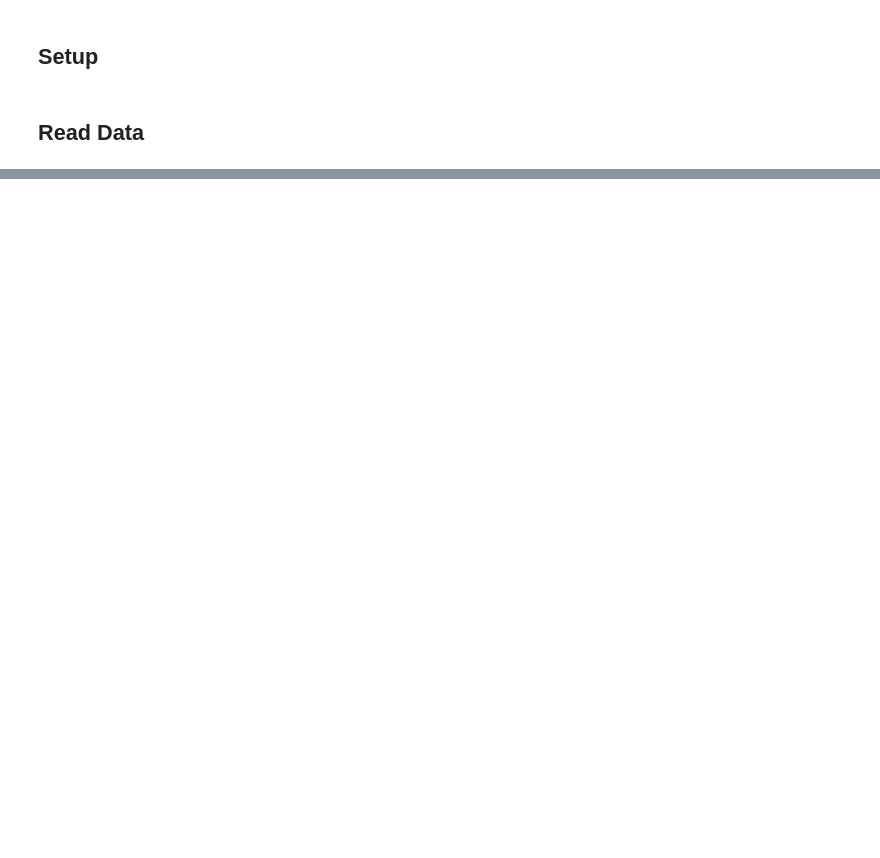
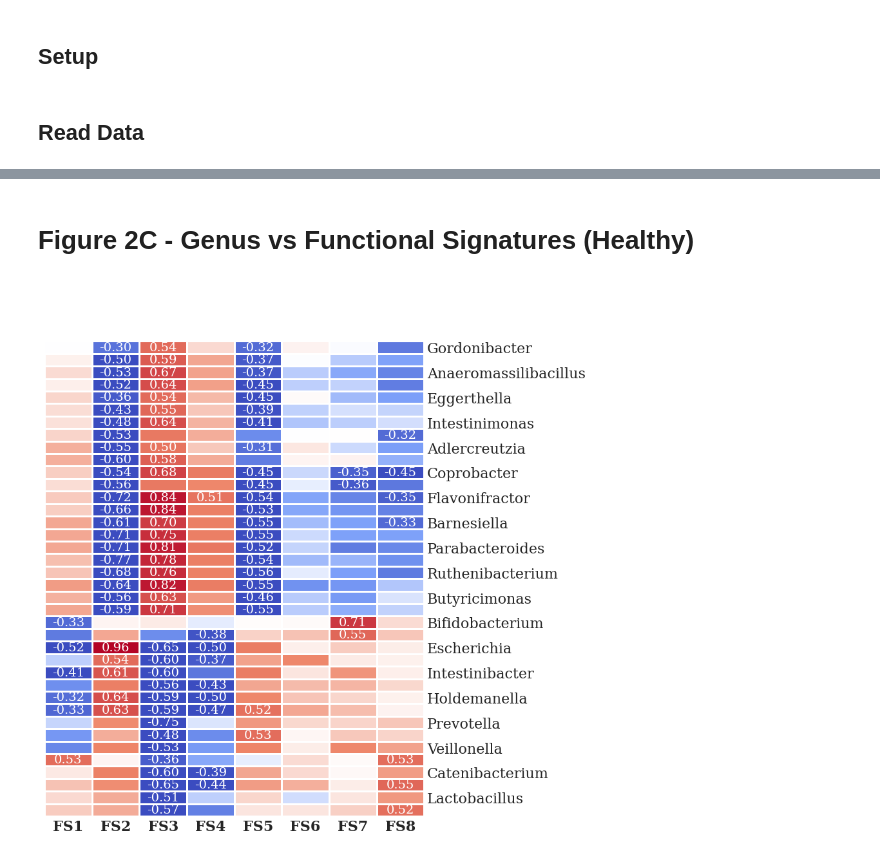
Before and after one commit to Tomasz-Lab/gut-former, a Jupyter notebook: notebooks/figure2_signatures.ipynb, the cells around one changed output, grey strips where cells are left out. Cells and saved outputs as stored; diff of their text form; code cells hidden in the pictures; blank space fills up the shorter version.

```diff
--- a/notebooks/figure2_signatures.ipynb
+++ b/notebooks/figure2_signatures.ipynb
@@ -40,0 +164,47 @@ metadata: (128, 141) | taxonomy: (128, 202) | pathways: (128, 398)
+# %% [markdown]
+# Figure 2C - Genus vs Functional Signatures (Healthy)
+# %%
+# Healthy subset: correlate genus abundance with functional-signature weights
+healthy_idx = metadata.index[metadata["study_condition"] == "control"]
+
+healthy_taxonomy = taxonomy.loc[taxonomy.index.isin(healthy_idx)]
+genus = collapse_to_genus(healthy_taxonomy)
+
+W_func_h = W_func.drop(columns="dominant_sig")
+W_func_h = W_func_h.loc[W_func_h.index.isin(healthy_idx)]
+W_func_h.columns = [f"FS{i + 1}" for i in range(N_FUNC_SIG)]
+
+corrM_full = pd.concat([genus, W_func_h], axis=1).dropna().corr("spearman")
+corrM = corrM_full.iloc[:-N_FUNC_SIG, -N_FUNC_SIG:].copy()
+
+# Keep genera with at least one strong correlation
+threshold_mask = (corrM > 0.5) | (corrM < -0.5)
+corrM = corrM[threshold_mask.any(axis=1)]
+
+annot_matrix = corrM.round(2).astype(object)
+for i in range(corrM.shape[0]):
+    for j in range(corrM.shape[1]):
+        val = corrM.iloc[i, j]
+        annot_matrix.iloc[i, j] = f"{val:.2f}" if (val > 0.5 or val < -0.3) else ""
+
+corrM.index = [idx.replace("g__", "") for idx in corrM.index]
+
+base = plt.get_cmap("coolwarm")
+better_cmap = LinearSegmentedColormap.from_list(
+    "coolwarm_soft", [base(0.0), base(0.2), (1, 1, 1, 1), base(0.8), base(1.0)]
+)
+norm = TwoSlopeNorm(vmin=-0.4, vcenter=0, vmax=0.9)
+
+g = sns.clustermap(
+    corrM, cmap=better_cmap, norm=norm, col_cluster=False,
+    annot=annot_matrix.values, fmt="", linewidths=1, linecolor="white",
+    figsize=(9, 9), dendrogram_ratio=0.1, cbar_pos=None, annot_kws={"fontsize": 14},
+)
+g.ax_heatmap.tick_params(axis="both", which="both", length=0)
+g.ax_heatmap.set_xticklabels(g.ax_heatmap.get_xticklabels(), fontsize=16, rotation=0, weight="bold")
+g.ax_heatmap.set_yticklabels(g.ax_heatmap.get_yticklabels(), fontsize=16, rotation=0)
+g.ax_row_dendrogram.set_visible(False)
+plt.savefig(f"{figures_path}/Fig2C.png", dpi=300, bbox_inches="tight")
+plt.show()
+# %% [output]
+[figure, added]
```
Also changed, not shown: parts of 16 cells of this notebook, 7 other files.
